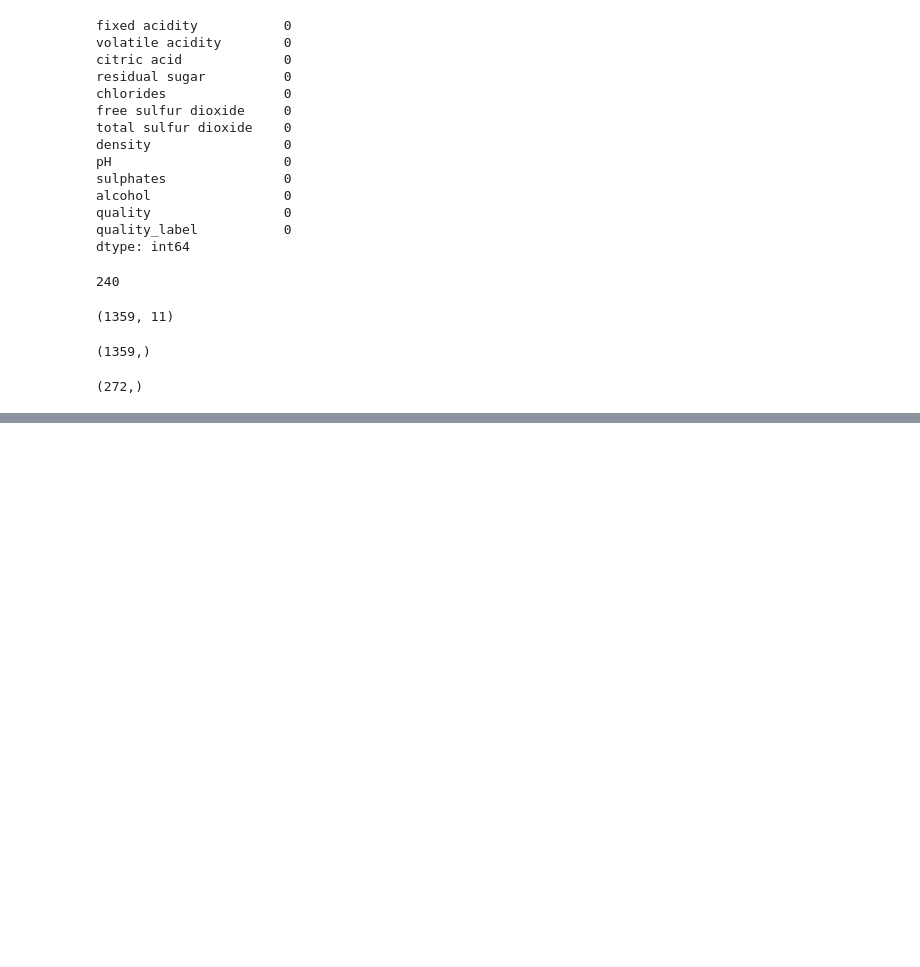
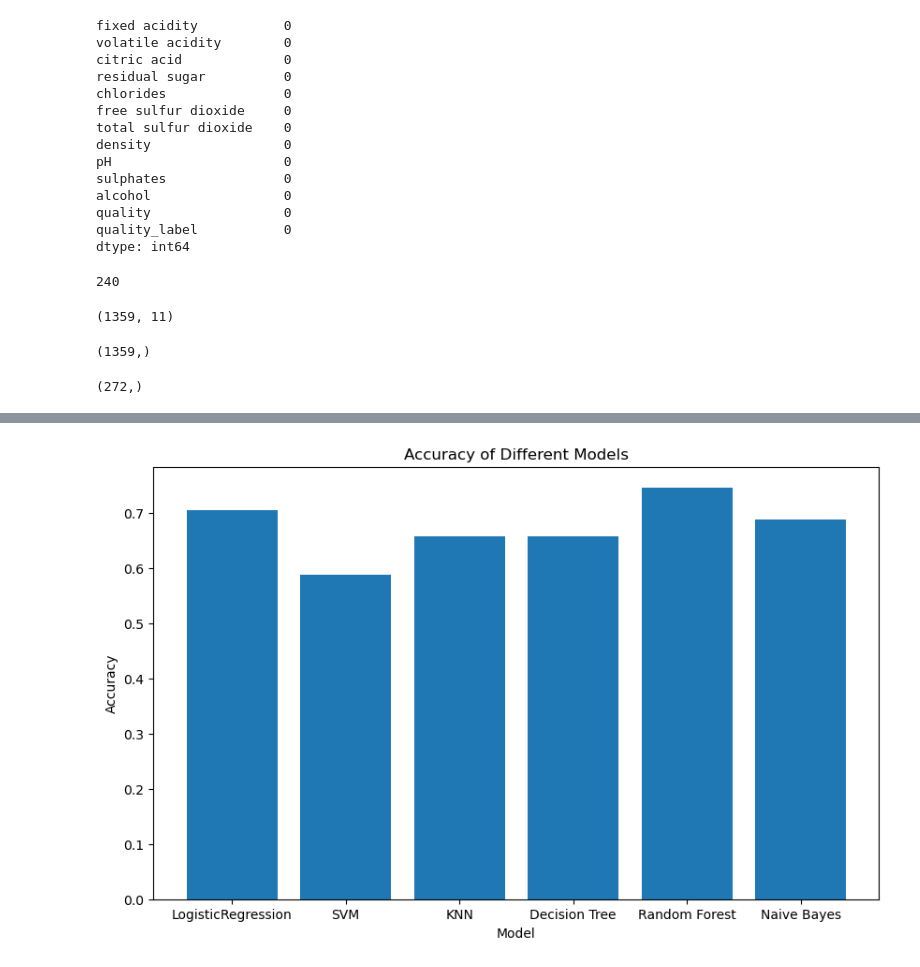
Before and after one commit to RHout19/Project-1, a Jupyter notebook: Model 1/Project 2/Sprint_3_ML_Quality.ipynb, the cells around one changed output, grey strips where cells are left out. Drawn from its saved outputs; the diff is of its cells as text; code cells hidden in the pictures; blank space fills up the shorter version.

```diff
--- a/Model 1/Project 2/Sprint_3_ML_Quality.ipynb
+++ b/Model 1/Project 2/Sprint_3_ML_Quality.ipynb
@@ -283,0 +252,16 @@ results_df
+# %%
+# Create a bar chart showing the accuracy of each model
+fig, ax = plt.subplots(figsize=(10, 6))
+
+plt.bar(results_df['Model'], results_df['Accuracy'])
+
+
+# Set the title and axis labels
+plt.title('Accuracy of Different Models')
+plt.xlabel('Model')
+plt.ylabel('Accuracy')
+
+# Show the plot
+plt.show()
+# %% [output]
+[figure, added]
```
Also changed, not shown: parts of 19 cells of this notebook, 1 other file.
